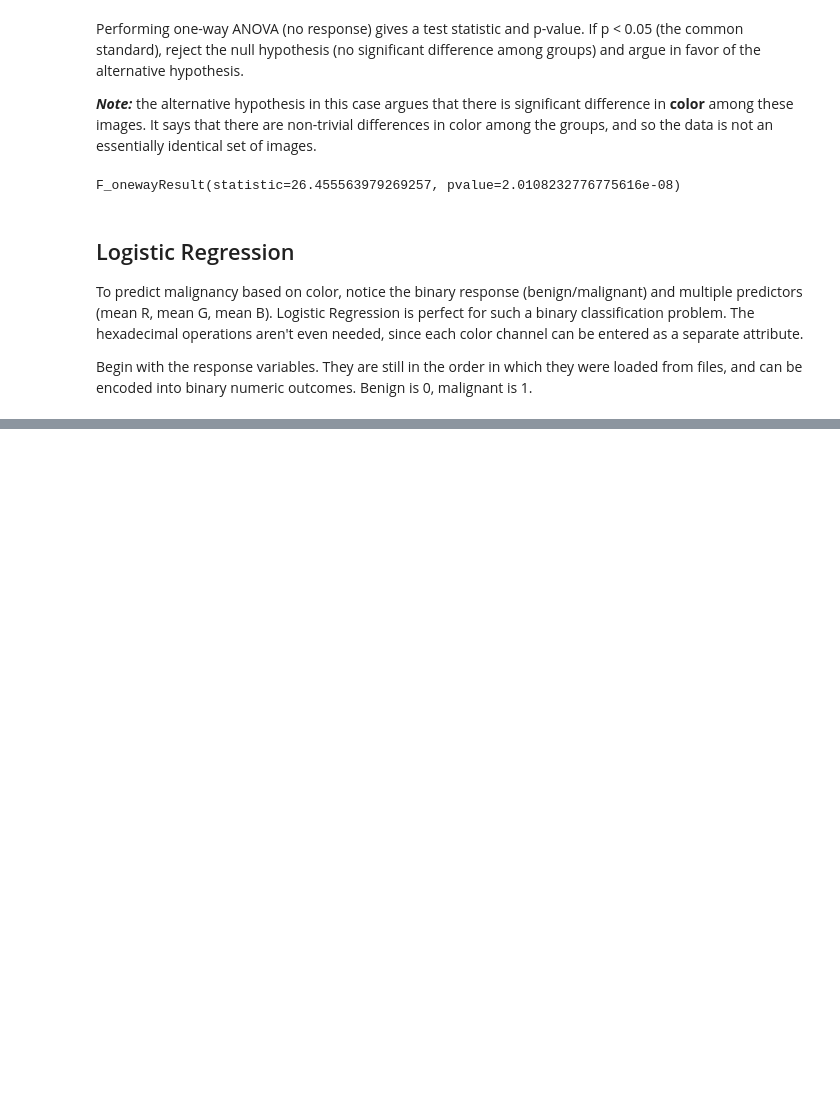
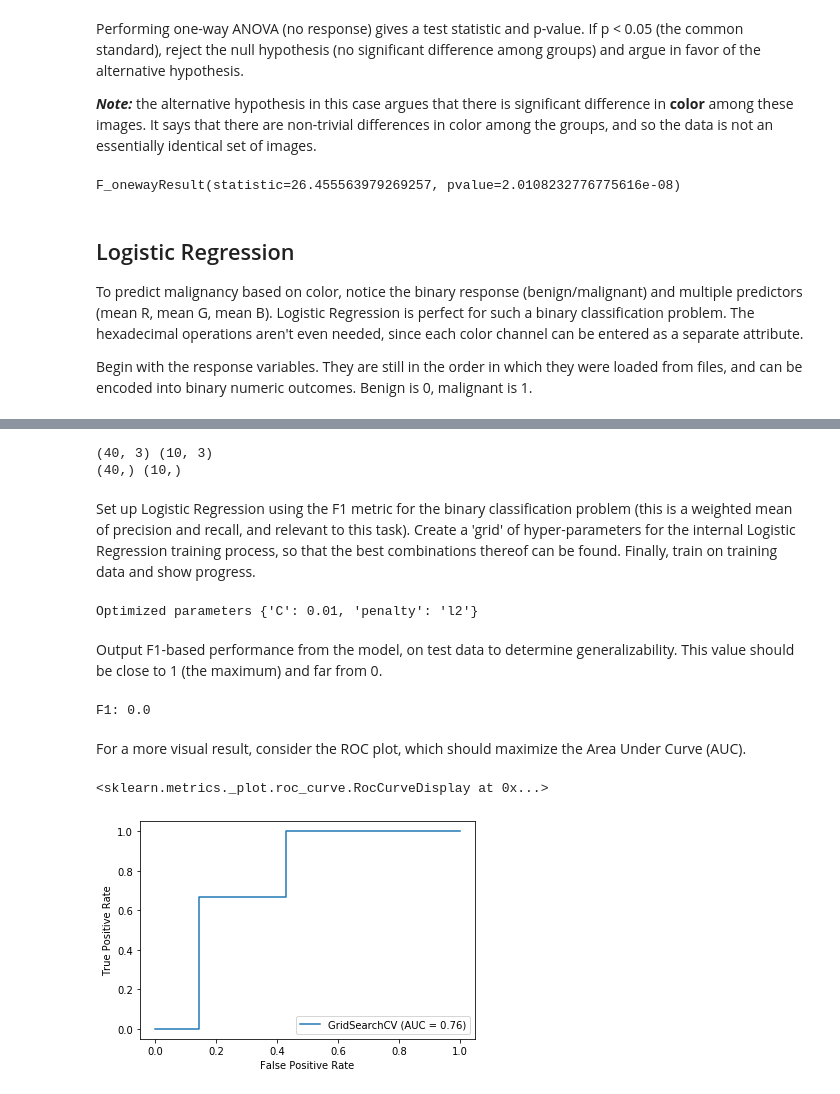
Before and after one commit to fredhutchio/ml-melanoma-example, a Jupyter notebook: intermediate/Q1.ipynb, the cells around one changed output, grey strips where cells are left out. Saved outputs shown, nothing was run; the diff lists cells and outputs as text; code cells hidden in the pictures; blank space fills up the shorter version.

Commit message:
finished logreg but performance poor

```diff
--- a/intermediate/Q1.ipynb
+++ b/intermediate/Q1.ipynb
@@ -275,0 +285,37 @@ What were the intervals you used?
+# %%
+X = np.array(rgb_means)
+X_train, X_test, y_train, y_test = train_test_split(X, y, test_size=0.2, random_state=1000)
+
+# verify results
+print(X_train.shape, X_test.shape)
+print(y_train.shape, y_test.shape)
+# %% [output]
+(40, 3) (10, 3)
+(40,) (10,)
+# %% [markdown]
+Set up Logistic Regression using the F1 metric for the binary classification problem (this is a weighted mean of precision and recall, and relevant to this task). Create a 'grid' of hyper-parameters for the internal Logistic Regression training process, so that the best combinations thereof can be found. Finally, train on training data and show progress.
+# %%
+# l1 refers to lasso regression, l2 to ridge regression
+hyperparameters = {'C': np.logspace(-3,2,6), 'penalty':['l1', 'l2']}
+
+# default 5-fold CV is used
+clf = GridSearchCV(LogisticRegression(solver='saga'), hyperparameters, scoring='f1')
+clf.fit(X_train, y_train)
+print('Optimized parameters', clf.best_params_)
+# %% [output]
+Optimized parameters {'C': 0.01, 'penalty': 'l2'}
+# %% [markdown]
+Output F1-based performance from the model, on test data to determine generalizability. This value should be close to 1 (the maximum) and far from 0.
+# %%
+preds_test = clf.predict(X_test)
+f1 = f1_score(y_test, preds_test)
+print('F1:', f1)
+# %% [output]
+F1: 0.0
+# %% [markdown]
+For a more visual result, consider the ROC plot, which should maximize the Area Under Curve (AUC).
+# %%
+plot_roc_curve(clf, X_test, y_test)
+# %% [output]
+<sklearn.metrics._plot.roc_curve.RocCurveDisplay at 0x...>
+[figure, added]
```
Also changed, not shown: parts of 9 cells of this notebook.
